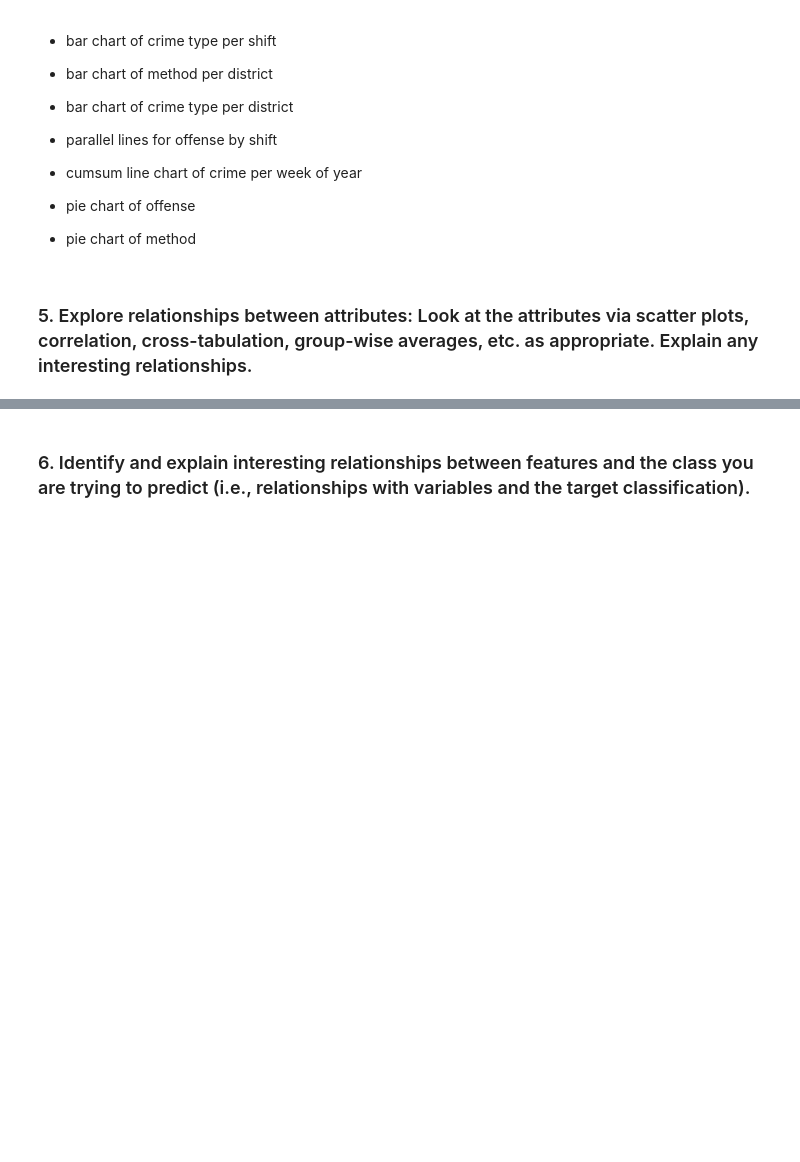
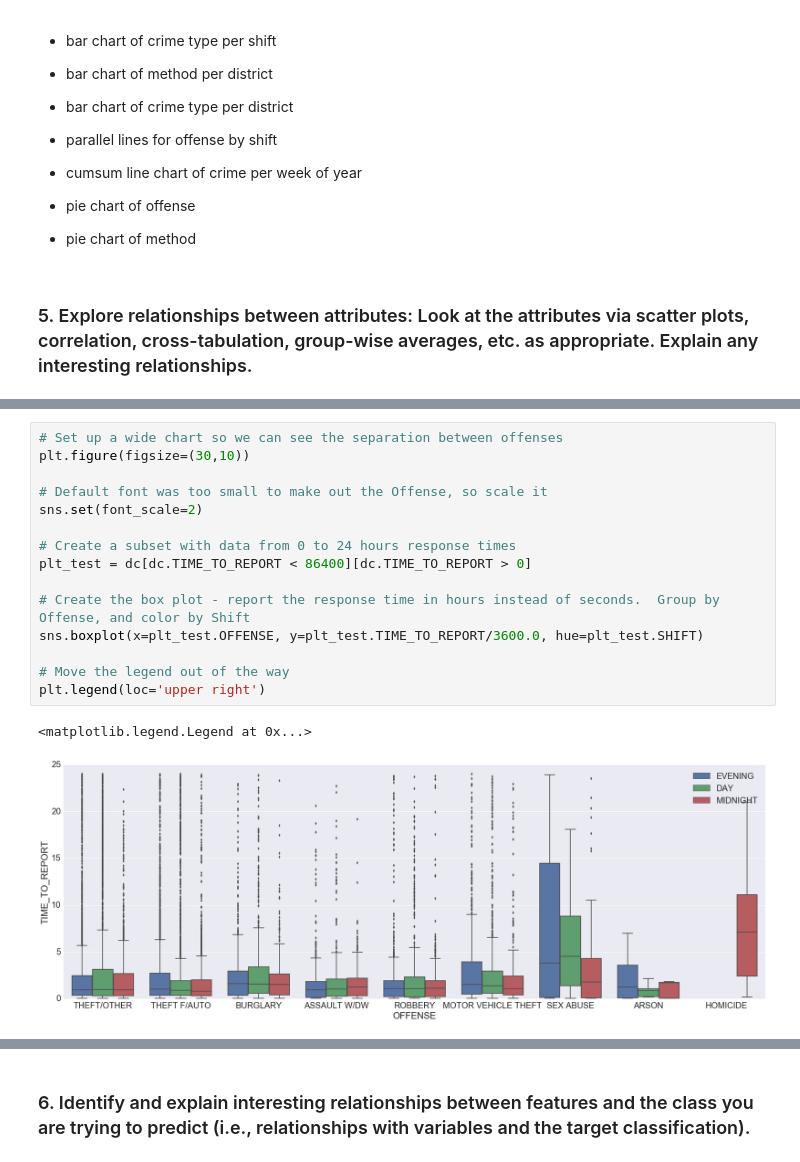
Before and after one commit to elkinst65/MSDS7331_Project_DC, a Jupyter notebook: MSDS7331 DC Crime 2015.ipynb, the cells around one changed output, grey strips where cells are left out. Drawn from its saved outputs; the diff is of its cells as text; blank space fills up the shorter version.

```diff
--- a/MSDS7331 DC Crime 2015.ipynb
+++ b/MSDS7331 DC Crime 2015.ipynb
@@ -755,0 +785,18 @@ plt.show()
+# %%
+# Set up a wide chart so we can see the separation between offenses
+plt.figure(figsize=(30,10))
+
+# Default font was too small to make out the Offense, so scale it
+sns.set(font_scale=2)
+
+# Create a subset with data from 0 to 24 hours response times
+plt_test = dc[dc.TIME_TO_REPORT < 86400][dc.TIME_TO_REPORT > 0]
+
+# Create the box plot - report the response time in hours instead of seconds.  Group by Offense, and color by Shift
+sns.boxplot(x=plt_test.OFFENSE, y=plt_test.TIME_TO_REPORT/3600.0, hue=plt_test.SHIFT)
+
+# Move the legend out of the way
+plt.legend(loc='upper right')
+# %% [output]
+<matplotlib.legend.Legend at 0x...>
+[figure, added]
```
Also changed, not shown: parts of 36 cells of this notebook, 1 other file.
